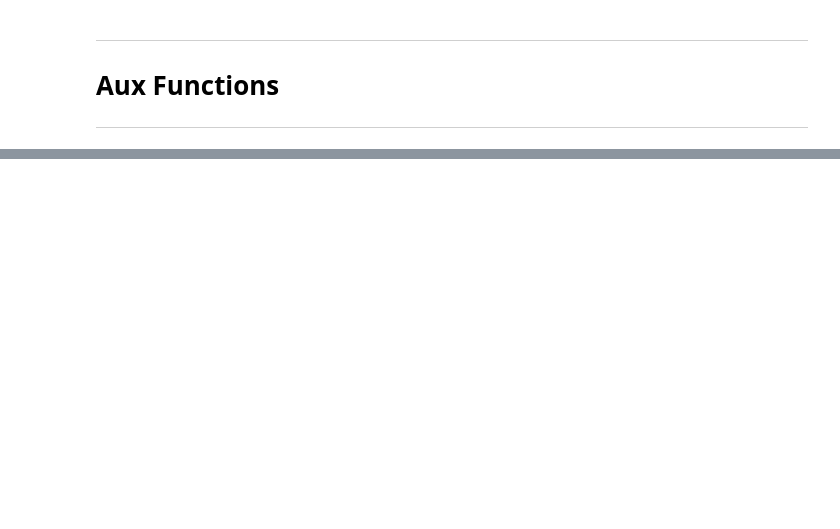
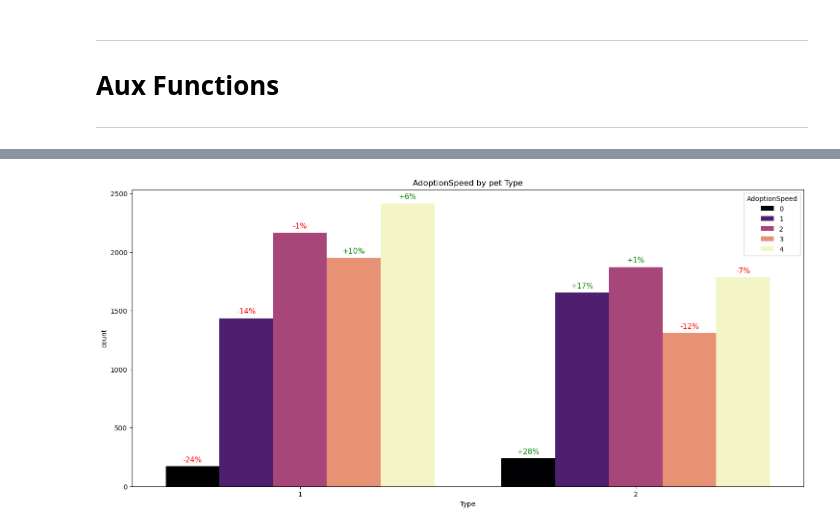
Before and after one commit to FrankAst/pet_project, a Jupyter notebook: pet-competition/notebooks/EDA.ipynb, the cells around one changed output, grey strips where cells are left out. Drawn from its saved outputs; the diff is of its cells as text; code cells hidden in the pictures; blank space fills up the shorter version.

```diff
--- a/pet-competition/notebooks/EDA.ipynb
+++ b/pet-competition/notebooks/EDA.ipynb
@@ -352,0 +398,46 @@ def create_summary_table_with_kde(df, cuant_cols, target):
+# %%
+main_count = df['AdoptionSpeed'].value_counts(normalize=True).sort_index()
+def prepare_plot_dict(df, col, main_count):
+    """
+    Preparing dictionary with data for plotting.
+
+    I want to show how much higher/lower are the rates of Adoption speed for the current column comparing to base values (as described higher),
+    At first I calculate base rates, then for each category in the column I calculate rates of Adoption speed and find difference with the base rates.
+
+    """
+    main_count = dict(main_count)
+    plot_dict = {}
+    for i in df[col].unique():
+        val_count = dict(df.loc[df[col] == i, 'AdoptionSpeed'].value_counts().sort_index())
+
+        for k, v in main_count.items():
+            if k in val_count:
+                plot_dict[val_count[k]] = ((val_count[k] / sum(val_count.values())) / main_count[k]) * 100 - 100
+            else:
+                plot_dict[0] = 0
+
+    return plot_dict
+
+def make_count_plot(df, x, hue='AdoptionSpeed', title='', main_count=main_count):
+    """
+    Plotting countplot with correct annotations.
+    """
+    g = sns.countplot(x=x, data=df, hue=hue,palette='magma');
+    plt.title(f'AdoptionSpeed {title}');
+    ax = g.axes
+
+    plot_dict = prepare_plot_dict(df, x, main_count)
+
+    for p in ax.patches:
+        h = p.get_height() if str(p.get_height()) != 'nan' else 0
+        #print(h)
+        if (h != 0):
+
+            text = f"{plot_dict[h]:.0f}%" if plot_dict[h] < 0 else f"+{plot_dict[h]:.0f}%"
+            ax.annotate(text, (p.get_x() + p.get_width() / 2., h),
+            ha='center', va='center', fontsize=11, color='green' if plot_dict[h] > 0 else 'red', rotation=0, xytext=(0, 10),
+            textcoords='offset points')
+# %%
+plt.figure(figsize=(18, 8));
+make_count_plot(df=df, x='Type', title='by pet Type')
+# %% [output]
@@ -352,0 +445 @@ def create_summary_table_with_kde(df, cuant_cols, target):
+[figure, added]
```
Also changed, not shown: parts of 20 cells of this notebook.
